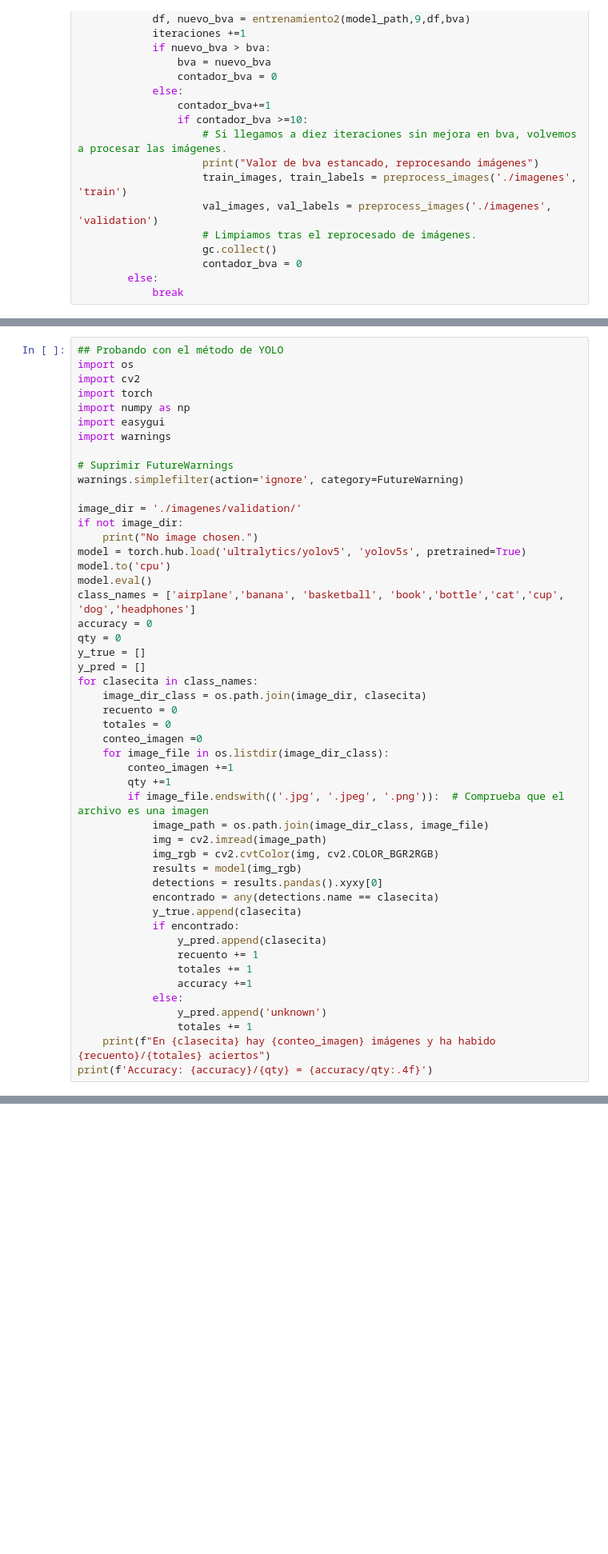
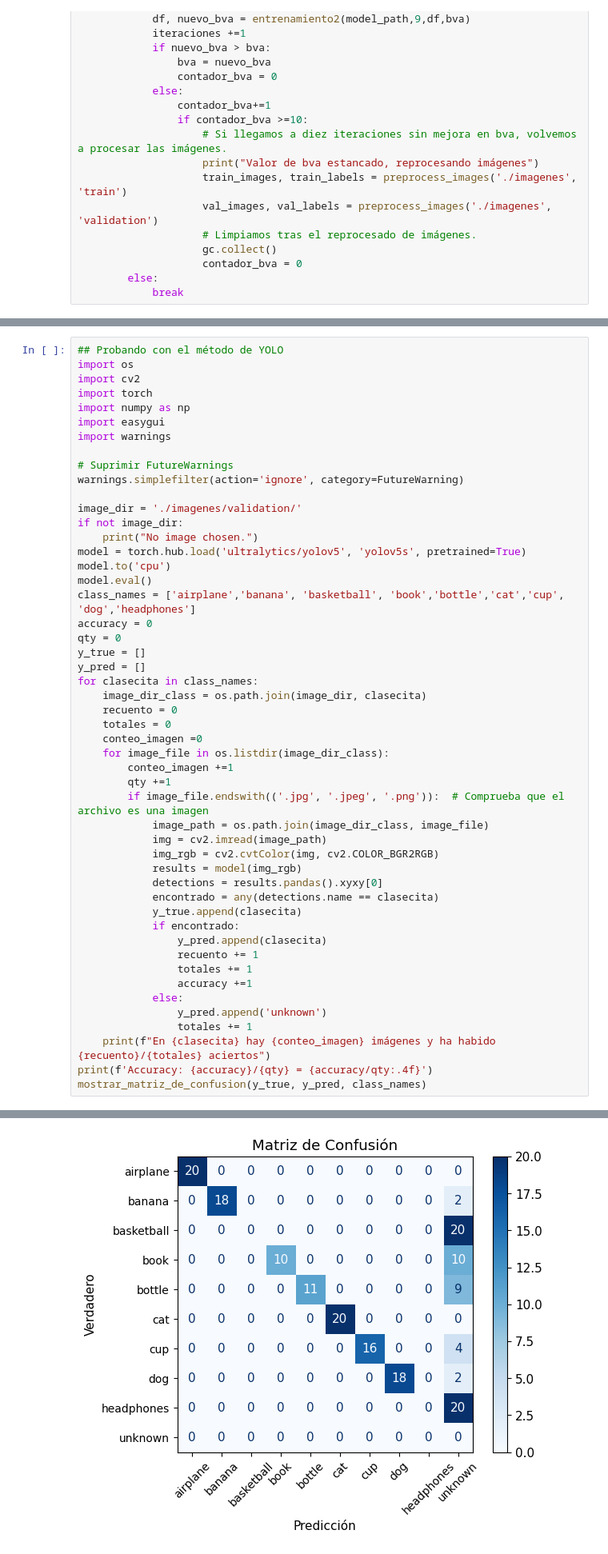
Before and after one commit to datasilvia/show-me-that, a Jupyter notebook: utiles/entrenamiento_keras.ipynb, the cells around one changed output, grey strips where cells are left out. Shown: that part at 80% size. Saved outputs shown, nothing was run; the diff lists cells and outputs as text; blank space fills up the shorter version.

```diff
--- a/utiles/entrenamiento_keras.ipynb
+++ b/utiles/entrenamiento_keras.ipynb
@@ -701,6 +701,7 @@ for clasecita in class_names:
                 totales += 1
     print(f"En {clasecita} hay {conteo_imagen} imágenes y ha habido {recuento}/{totales} aciertos")
 print(f'Accuracy: {accuracy}/{qty} = {accuracy/qty:.4f}')
+mostrar_matriz_de_confusion(y_true, y_pred, class_names)
 # %% [output]
 Using cache found in C:\Users\Usuario/.cache\torch\hub\ultralytics_yolov5_master
 YOLOv5  2025-3-8 Python-3.12.9 torch-2.6.0+cpu CPU
@@ -720,0 +723 @@ Accuracy: 113/180 = 0.6278
+[figure, added]
```
Also changed, not shown: parts of 1 cell of this notebook, 3 other files.
